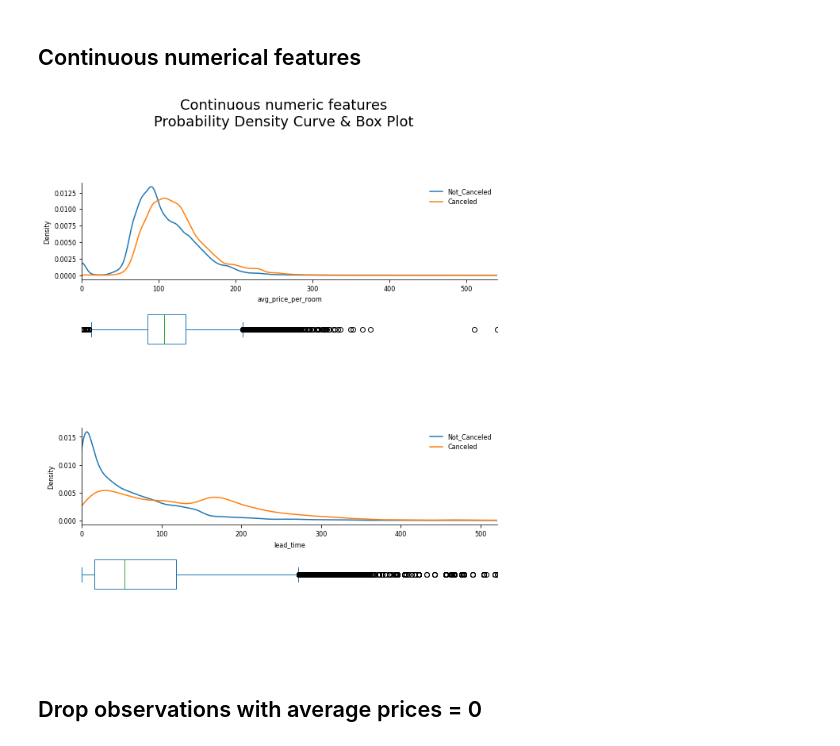
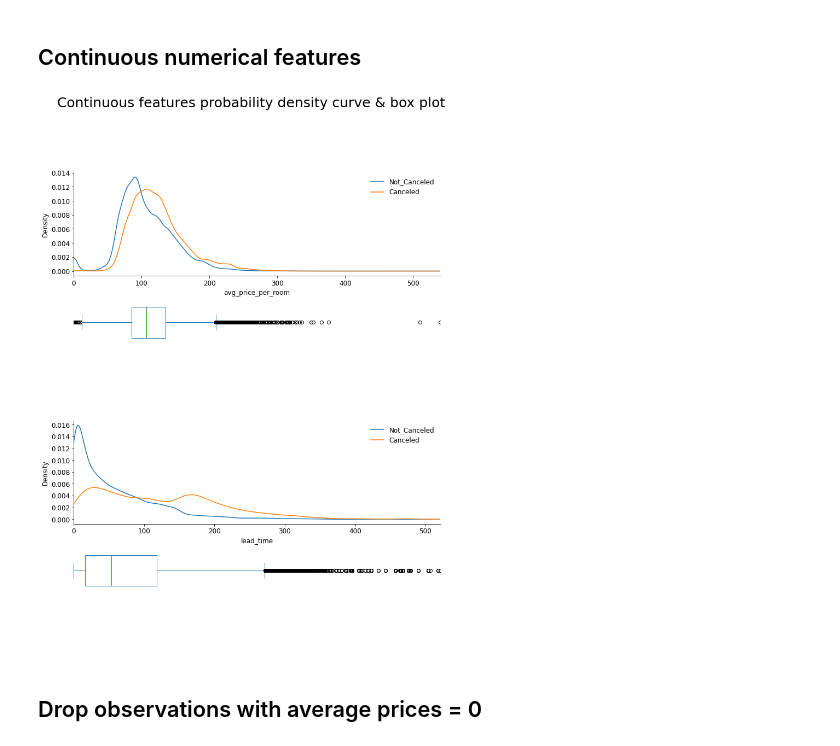
Before and after one commit to FranciscoGabrielMiranda/Hotel_bookings_cancellations, a Jupyter notebook: Booking Cancellation Case Study.ipynb, the cells around one changed output. Drawn from its saved outputs; the diff is of its cells as text; code cells hidden in the pictures.

```diff
--- a/Booking Cancellation Case Study.ipynb
+++ b/Booking Cancellation Case Study.ipynb
@@ -267,36 +271,36 @@ display(table_year_perc.style.format('{:.1%}'))
 # %%
 feat_numeric_cont = ['avg_price_per_room', 'lead_time']
 # %%
-fig, axes = plt.subplots(nrows=len(feat_numeric_cont) * 2, ncols=1,figsize=(8, 5*len(feat_numeric_cont)))
-fig.suptitle('Continuous numeric features\nProbability Density Curve & Box Plot\n\n', fontsize = 18, y = 1)
+fig, axes = plt.subplots(nrows=len(feat_numeric_cont) * 2, ncols=1,figsize=(12, 8*len(feat_numeric_cont)))
+fig.suptitle('Continuous features probability density curve & box plot\n', fontsize = 25, y = 1)
 fig.subplots_adjust(left=None, bottom=None, right=None, top=None, wspace=None, hspace=None)
-fig.tight_layout()
+#fig.tight_layout()
 
 for i in range (len(feat_numeric_cont)):
     x_lim = (min(df[feat_numeric_cont[i]]),max(df[feat_numeric_cont[i]]))
-    df[df['booking_status']=='Not_Canceled'][feat_numeric_cont[i]].plot(kind = 'kde', ax=axes[i*2], fontsize = 8, xlim = x_lim)
-    df[df['booking_status']=='Canceled'][feat_numeric_cont[i]].plot(kind = 'kde',ax=axes[i*2], fontsize = 8)
+    df[df['booking_status']=='Not_Canceled'][feat_numeric_cont[i]].plot(kind = 'kde', ax=axes[i*2], fontsize = 12, xlim = x_lim)
+    df[df['booking_status']=='Canceled'][feat_numeric_cont[i]].plot(kind = 'kde',ax=axes[i*2], fontsize = 12)
     axes[i*2].spines.right.set_visible(False)
     axes[i*2].spines.top.set_visible(False)
-    axes[i*2].legend(['Not_Canceled', 'Canceled'], frameon=False, fontsize = 8)
+    axes[i*2].legend(['Not_Canceled', 'Canceled'], frameon=False, fontsize = 12)
     #axes[i*2].set_title('Probability density curve', fontsize = 12)
-    axes[i*2].set_xlabel(feat_numeric_cont[i], fontsize = 8)
-    axes[i*2].set_ylabel('Density', fontsize = 8)
+    axes[i*2].set_xlabel(feat_numeric_cont[i], fontsize = 12)
+    axes[i*2].set_ylabel('Density', fontsize = 12)
 
-    df[feat_numeric_cont[i]].plot(kind='box', ax=axes[i*2+1], fontsize = 8, vert = False, widths = 0.6, xlim = x_lim)
+    df[feat_numeric_cont[i]].plot(kind='box', ax=axes[i*2+1], fontsize = 12, vert = False, widths = 0.6, xlim = x_lim)
     axes[i*2+1].spines.left.set_visible(False)
     axes[i*2+1].spines.right.set_visible(False)
     axes[i*2+1].spines.top.set_visible(False)
     axes[i*2+1].spines.bottom.set_visible(False)
     axes[i*2+1].xaxis.set_ticks_position('none')
     axes[i*2+1].yaxis.set_ticks_position('none')
     axes[i*2+1].set_yticklabels([])
     axes[i*2+1].set_xticklabels([])
     axes[i*2+1].set_ylim(-0.5)
 
 plt.show(fig); plt.close(fig)
 # %% [output]
-[figure, old version]
+[figure, new version]
 # %% [markdown]
 ## Drop observations with average prices = 0 <a class="anchor" id="22"></a>
 # %%
```
Also changed, not shown: parts of 8 cells of this notebook.
